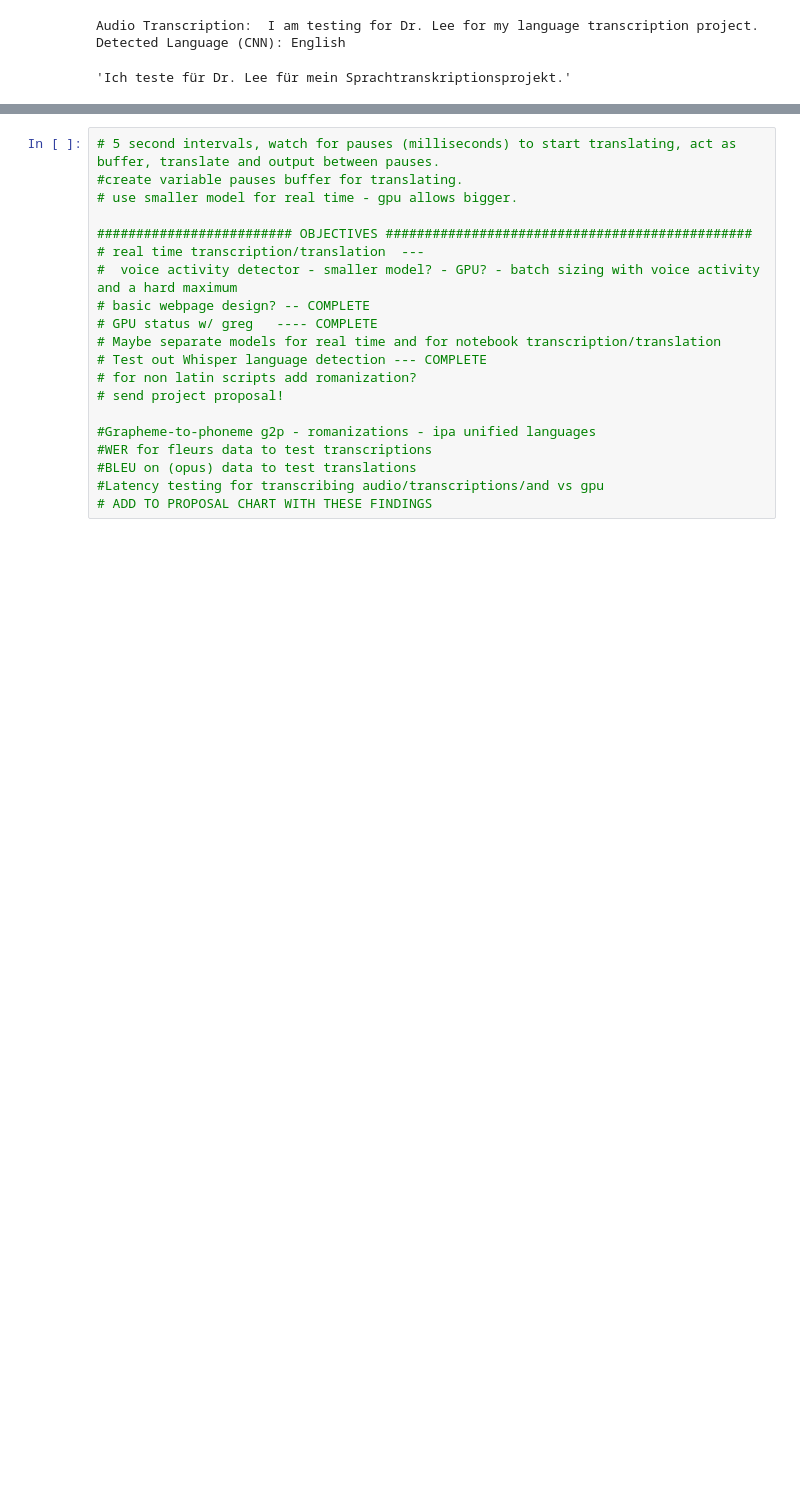
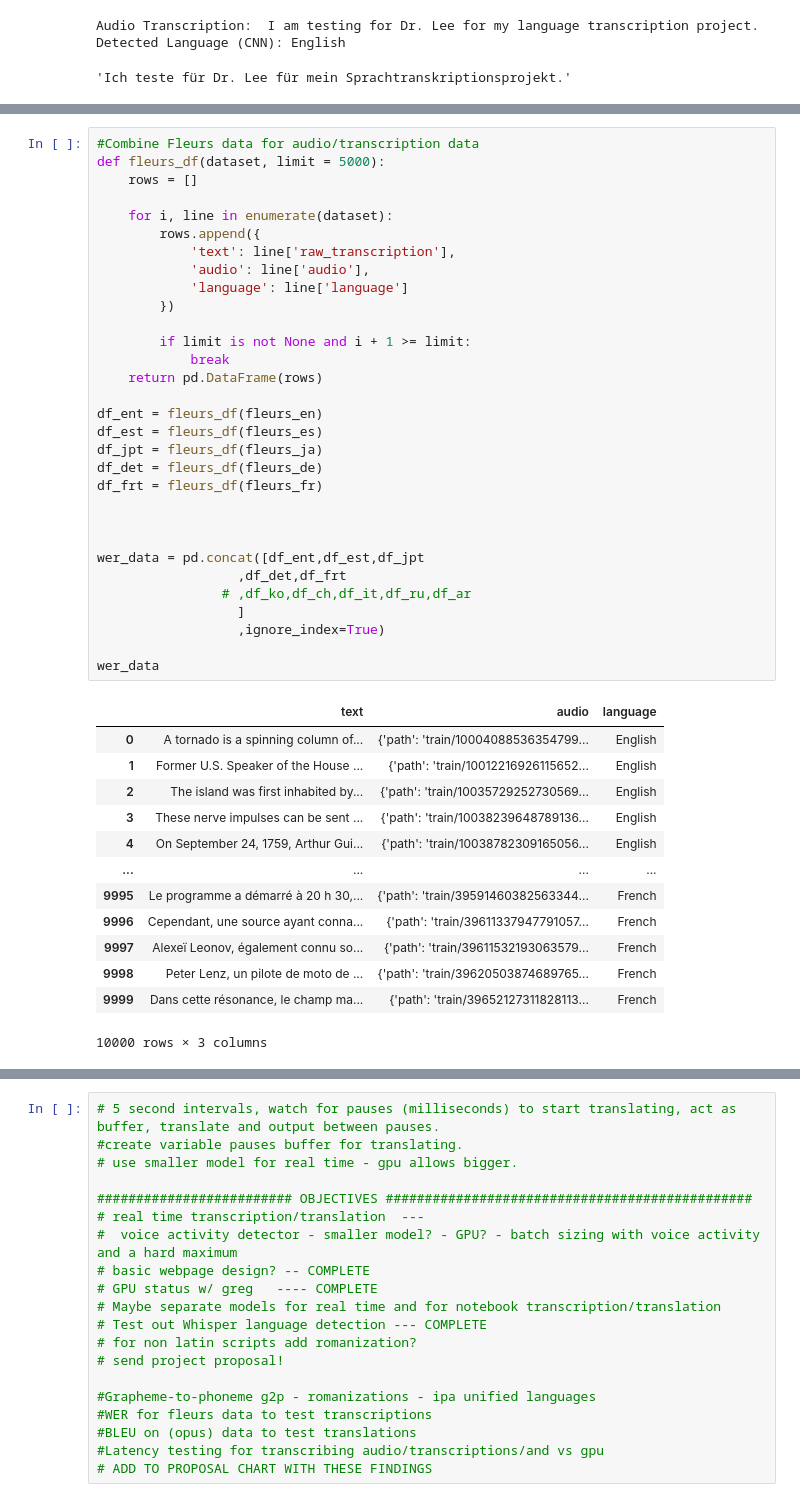
Before and after one commit to JoshuaUAedu/Language-Project, a Jupyter notebook: notebooks/Detection_Transcription.ipynb, the cells around one changed output, grey strips where cells are left out. Saved outputs shown, nothing was run; the diff lists cells and outputs as text; blank space fills up the shorter version.

Commit message:
WER + Latency Testing on transcription!

```diff
--- a/notebooks/Detection_Transcription.ipynb
+++ b/notebooks/Detection_Transcription.ipynb
@@ -1280,0 +1279,45 @@ Detected Language (CNN): English
+# %%
+#Combine Fleurs data for audio/transcription data
+def fleurs_df(dataset, limit = 5000):
+    rows = []
+
+    for i, line in enumerate(dataset):
+        rows.append({
+            'text': line['raw_transcription'],
+            'audio': line['audio'],
+            'language': line['language']
+        })
+
+        if limit is not None and i + 1 >= limit:
+            break
+    return pd.DataFrame(rows)
+
+df_ent = fleurs_df(fleurs_en)
+df_est = fleurs_df(fleurs_es)
+df_jpt = fleurs_df(fleurs_ja)
+df_det = fleurs_df(fleurs_de)
+df_frt = fleurs_df(fleurs_fr)
+
+
+
+wer_data = pd.concat([df_ent,df_est,df_jpt
+                  ,df_det,df_frt
+                # ,df_ko,df_ch,df_it,df_ru,df_ar
+                  ]
+                  ,ignore_index=True)
+
+wer_data
+# %% [output]
+|  | text | audio | language |
+| 0 | A tornado is a spinning column of... | {'path': 'train/10004088536354799... | English |
+| 1 | Former U.S. Speaker of the House ... | {'path': 'train/10012216926115652... | English |
+| 2 | The island was first inhabited by... | {'path': 'train/10035729252730569... | English |
+| 3 | These nerve impulses can be sent ... | {'path': 'train/10038239648789136... | English |
+| 4 | On September 24, 1759, Arthur Gui... | {'path': 'train/10038782309165056... | English |
+| ... | ... | ... | ... |
+| 9995 | Le programme a démarré à 20 h 30,... | {'path': 'train/39591460382563344... | French |
+| 9996 | Cependant, une source ayant conna... | {'path': 'train/39611337947791057... | French |
+| 9997 | Alexeï Leonov, également connu so... | {'path': 'train/39611532193063579... | French |
+| 9998 | Peter Lenz, un pilote de moto de ... | {'path': 'train/39620503874689765... | French |
+| 9999 | Dans cette résonance, le champ ma... | {'path': 'train/39652127311828113... | French |
+10000 rows × 3 columns
```
Also changed, not shown: parts of 21 cells of this notebook.
